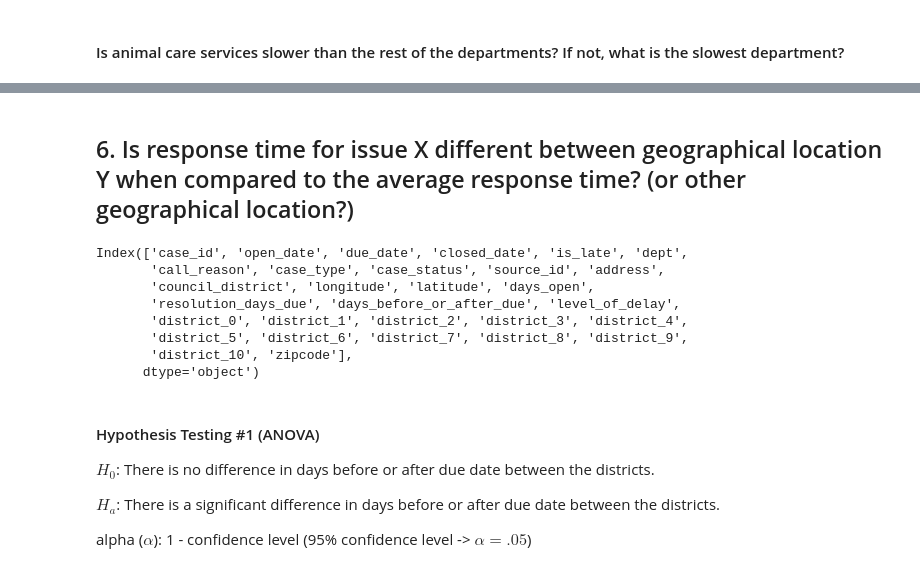
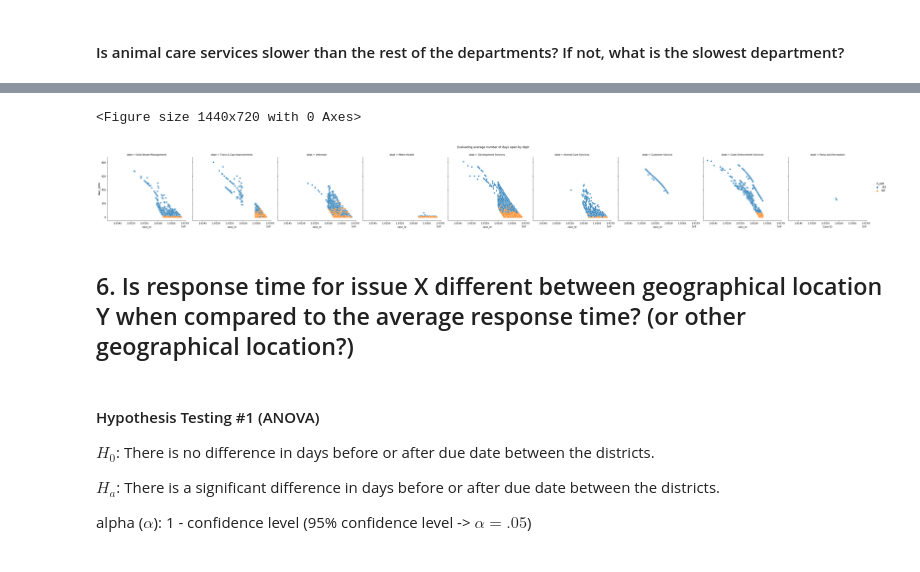
Before and after one commit to 3-1-1-Codeup/project, a Jupyter notebook: workbooks/gabby/explore_walkthrough.ipynb, the cells around one changed output, grey strips where cells are left out. Saved outputs shown, nothing was run; the diff lists cells and outputs as text; code cells hidden in the pictures.

```diff
--- a/workbooks/gabby/explore_walkthrough.ipynb
+++ b/workbooks/gabby/explore_walkthrough.ipynb
@@ -155,13 +77,7 @@ train_dept.tail()
+# %%
+make_avg_days_by_dept(train)
+# %% [output]
+<Figure size 1440x720 with 0 Axes>
+[figure, added]
 # %% [markdown]
 ## 6. Is response time for issue X different between geographical location Y when compared to the average response time? (or other geographical location?)
-# %%
-train.columns
-# %% [output]
-Index(['case_id', 'open_date', 'due_date', 'closed_date', 'is_late', 'dept',
-       'call_reason', 'case_type', 'case_status', 'source_id', 'address',
-       'council_district', 'longitude', 'latitude', 'days_open',
-       'resolution_days_due', 'days_before_or_after_due', 'level_of_delay',
-       'district_0', 'district_1', 'district_2', 'district_3', 'district_4',
-       'district_5', 'district_6', 'district_7', 'district_8', 'district_9',
-       'district_10', 'zipcode'],
-      dtype='object')
```
Also changed, not shown: parts of 30 cells of this notebook, 1 other file.
